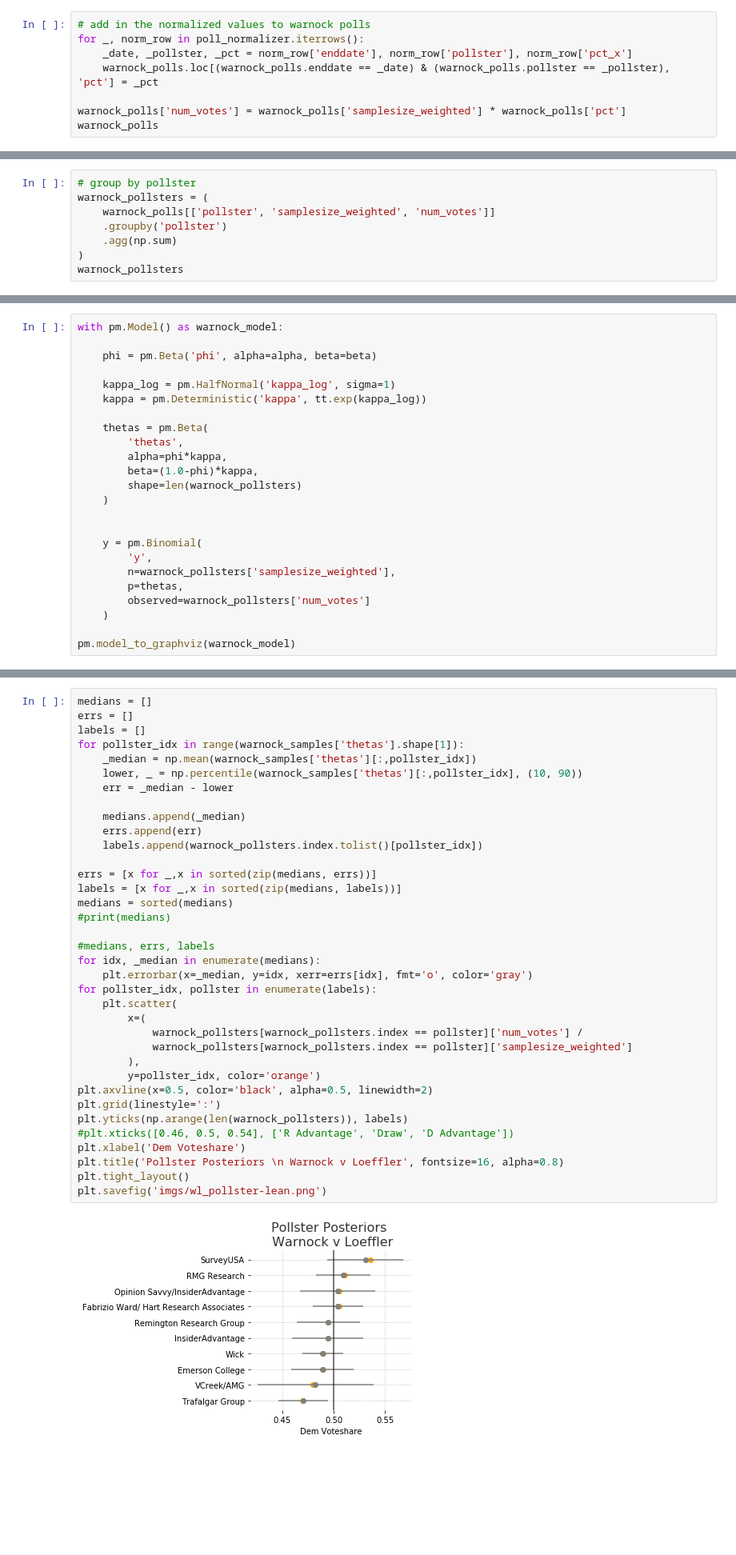
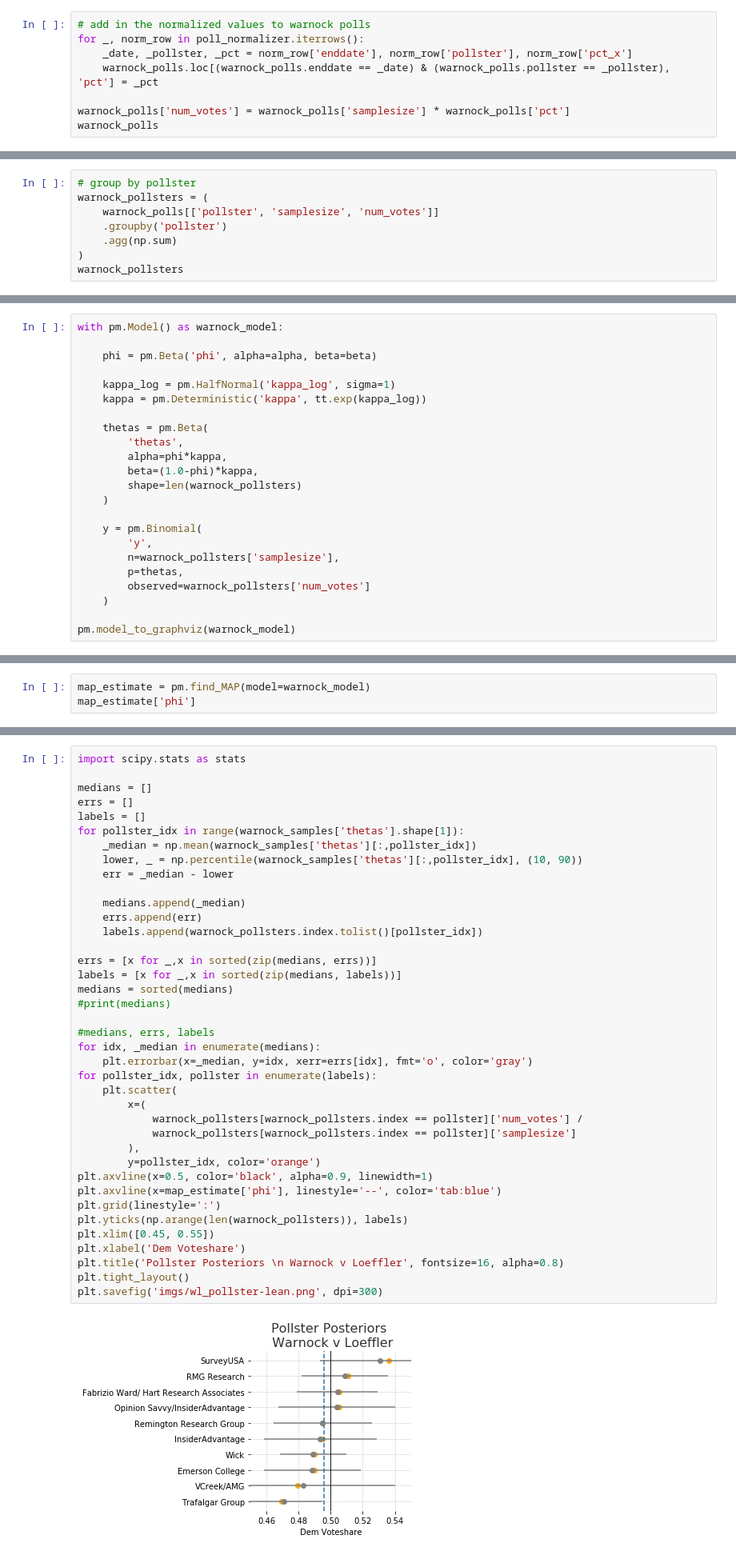
Before and after one commit to FlorianMuellerklein/GeorgiaRunoffHeirachicalPartialPooling, a Jupyter notebook: georgia_runoff.ipynb, the cells around one changed output, grey strips where cells are left out. Shown: that part at 80% size. Cells and saved outputs as stored; diff of their text form; blank space fills up the shorter version.

Commit message:
cleaned up plots and generated info on estimated voteshare

```diff
--- a/georgia_runoff.ipynb
+++ b/georgia_runoff.ipynb
@@ -139,6 +139,6 @@ for _, norm_row in poll_normalizer.iterrows():
     _date, _pollster, _pct = norm_row['enddate'], norm_row['pollster'], norm_row['pct_x']
     warnock_polls.loc[(warnock_polls.enddate == _date) & (warnock_polls.pollster == _pollster), 'pct'] = _pct
 
-warnock_polls['num_votes'] = warnock_polls['samplesize_weighted'] * warnock_polls['pct']
+warnock_polls['num_votes'] = warnock_polls['samplesize'] * warnock_polls['pct']
 warnock_polls
 # %% [output]
@@ -156,7 +156,7 @@ warnock_polls
 # %%
 # group by pollster
 warnock_pollsters = (
-    warnock_polls[['pollster', 'samplesize_weighted', 'num_votes']]
+    warnock_polls[['pollster', 'samplesize', 'num_votes']]
     .groupby('pollster')
     .agg(np.sum)
 )
@@ -197,10 +197,9 @@ with pm.Model() as warnock_model:
         shape=len(warnock_pollsters)
     )
 
-
     y = pm.Binomial(
         'y',
-        n=warnock_pollsters['samplesize_weighted'],
+        n=warnock_pollsters['samplesize'],
         p=thetas,
         observed=warnock_pollsters['num_votes']
     )
@@ -239,0 +256,3 @@ plt.show()
+# %%
+map_estimate = pm.find_MAP(model=warnock_model)
+map_estimate['phi']
@@ -240,41 +262,44 @@ plt.show()
 # %%
+import scipy.stats as stats
+
 medians = []
 errs = []
 labels = []
 for pollster_idx in range(warnock_samples['thetas'].shape[1]):
     _median = np.mean(warnock_samples['thetas'][:,pollster_idx])
     lower, _ = np.percentile(warnock_samples['thetas'][:,pollster_idx], (10, 90))
     err = _median - lower
 
     medians.append(_median)
     errs.append(err)
     labels.append(warnock_pollsters.index.tolist()[pollster_idx])
 
 errs = [x for _,x in sorted(zip(medians, errs))]
 labels = [x for _,x in sorted(zip(medians, labels))]
 medians = sorted(medians)
 #print(medians)
 
 #medians, errs, labels
 for idx, _median in enumerate(medians):
     plt.errorbar(x=_median, y=idx, xerr=errs[idx], fmt='o', color='gray')
 for pollster_idx, pollster in enumerate(labels):
     plt.scatter(
         x=(
             warnock_pollsters[warnock_pollsters.index == pollster]['num_votes'] /
-            warnock_pollsters[warnock_pollsters.index == pollster]['samplesize_weighted']
+            warnock_pollsters[warnock_pollsters.index == pollster]['samplesize']
         ),
         y=pollster_idx, color='orange')
-plt.axvline(x=0.5, color='black', alpha=0.5, linewidth=2)
+plt.axvline(x=0.5, color='black', alpha=0.9, linewidth=1)
+plt.axvline(x=map_estimate['phi'], linestyle='--', color='tab:blue')
 plt.grid(linestyle=':')
 plt.yticks(np.arange(len(warnock_pollsters)), labels)
-#plt.xticks([0.46, 0.5, 0.54], ['R Advantage', 'Draw', 'D Advantage'])
+plt.xlim([0.45, 0.55])
 plt.xlabel('Dem Voteshare')
 plt.title('Pollster Posteriors \n Warnock v Loeffler', fontsize=16, alpha=0.8)
 plt.tight_layout()
-plt.savefig('imgs/wl_pollster-lean.png')
+plt.savefig('imgs/wl_pollster-lean.png', dpi=300)
 # %% [output]
-[figure, old version]
+[figure, new version]
 # %%
 plt.figure(figsize=(14,4))
 plt.hist(warnock_prior['phi'], color='tab:blue', alpha=0.75, bins=50, label='Warnock')
```
Also changed, not shown: parts of 28 cells of this notebook.
